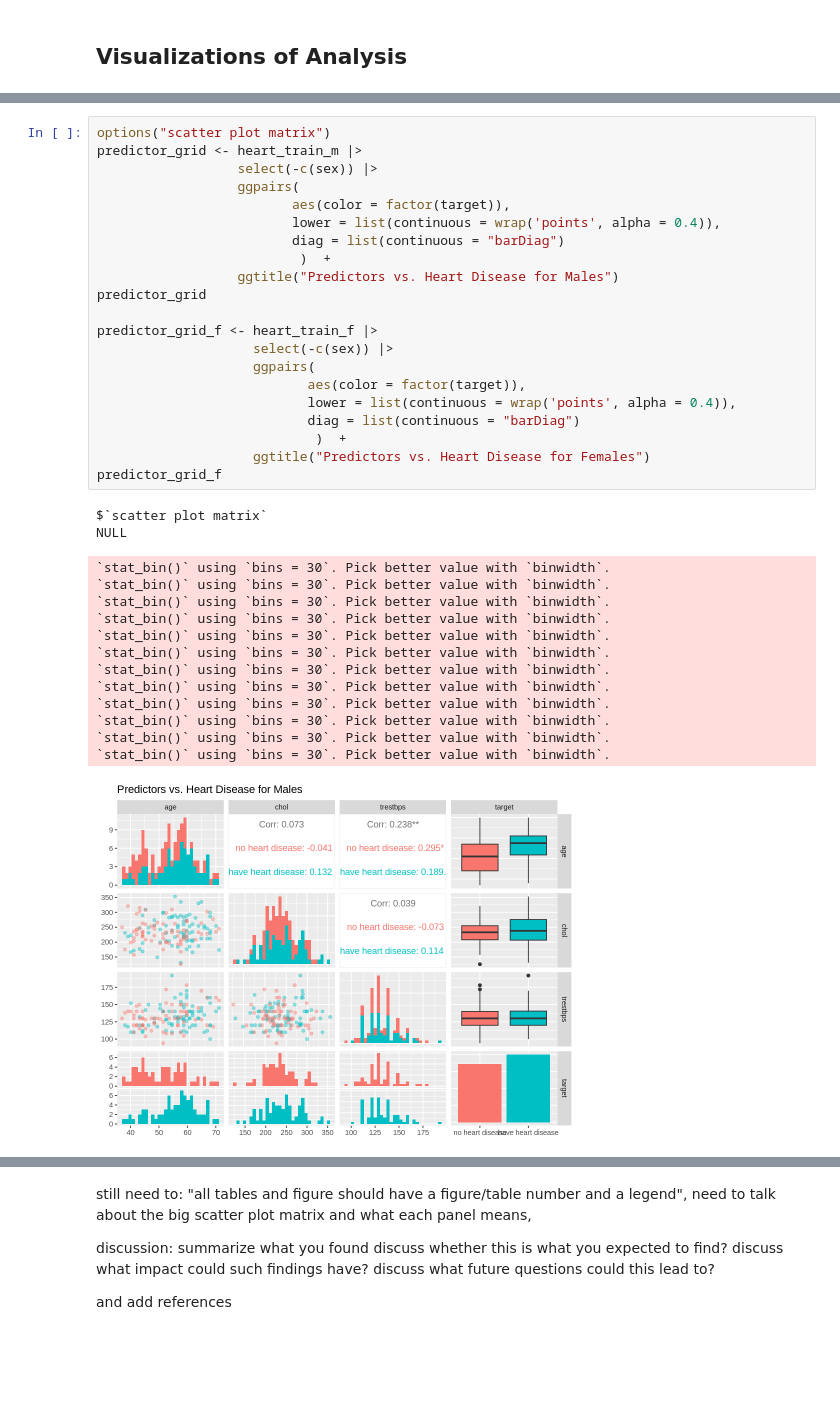
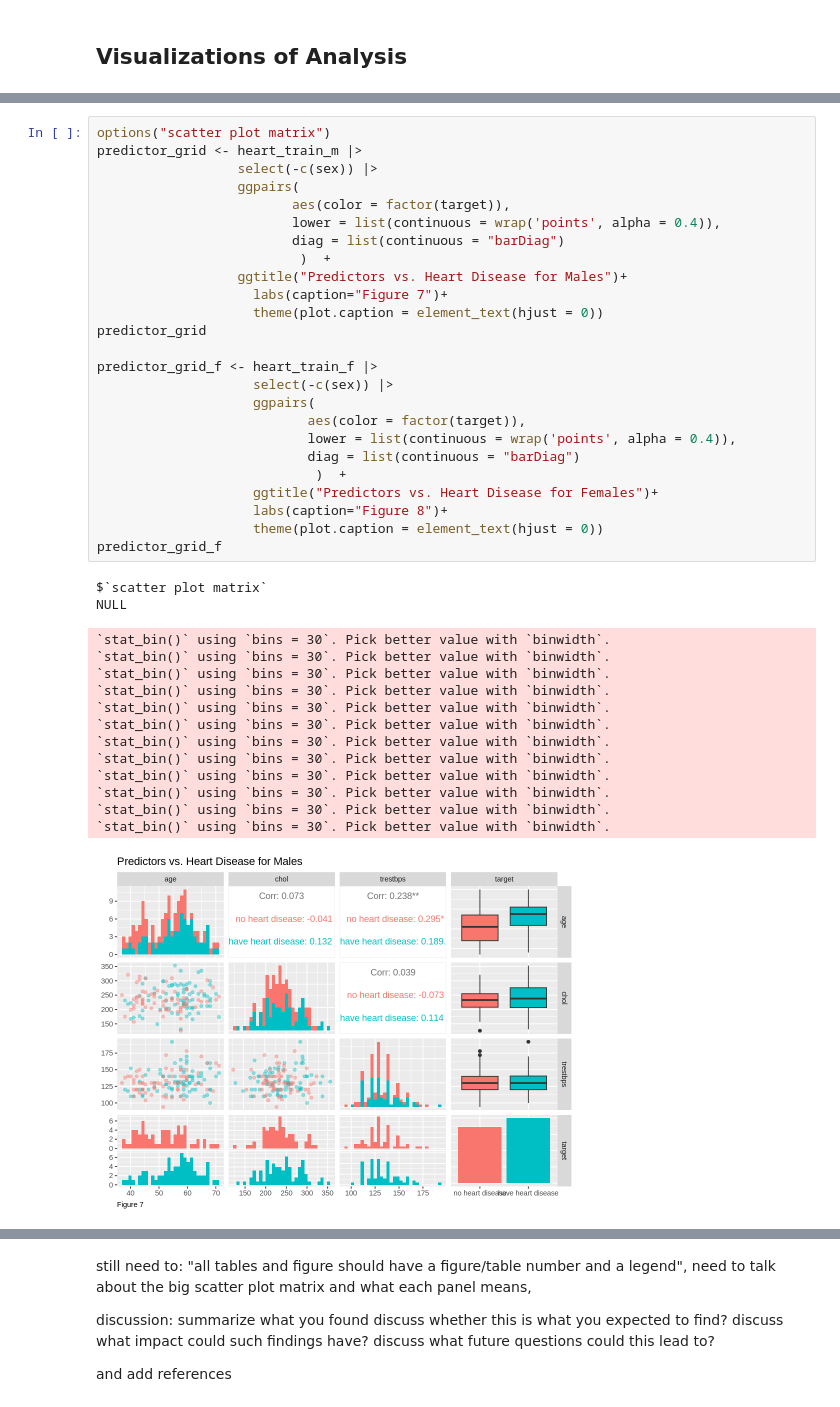
Before and after one commit to randerson1234/dsci_100_project, a Jupyter notebook: FinalReport.ipynb, the cells around one changed output, grey strips where cells are left out. Cells and saved outputs as stored; diff of their text form; blank space fills up the shorter version.

```diff
--- a/FinalReport.ipynb
+++ b/FinalReport.ipynb
@@ -514,33 +514,37 @@ predictor_grid <- heart_train_m |>
                   ggpairs(
                          aes(color = factor(target)),
                          lower = list(continuous = wrap('points', alpha = 0.4)),
                          diag = list(continuous = "barDiag")
                           )  +
-                  ggtitle("Predictors vs. Heart Disease for Males")
+                  ggtitle("Predictors vs. Heart Disease for Males")+
+                    labs(caption="Figure 7")+
+                    theme(plot.caption = element_text(hjust = 0))
 predictor_grid
 
 predictor_grid_f <- heart_train_f |>
                     select(-c(sex)) |>
                     ggpairs(
                            aes(color = factor(target)),
                            lower = list(continuous = wrap('points', alpha = 0.4)),
                            diag = list(continuous = "barDiag")
                             )  +
-                    ggtitle("Predictors vs. Heart Disease for Females")
+                    ggtitle("Predictors vs. Heart Disease for Females")+
+                    labs(caption="Figure 8")+
+                    theme(plot.caption = element_text(hjust = 0))
 predictor_grid_f
 # %% [output]
 $`scatter plot matrix`
 NULL
 `stat_bin()` using `bins = 30`. Pick better value with `binwidth`.
 `stat_bin()` using `bins = 30`. Pick better value with `binwidth`.
 `stat_bin()` using `bins = 30`. Pick better value with `binwidth`.
 `stat_bin()` using `bins = 30`. Pick better value with `binwidth`.
 `stat_bin()` using `bins = 30`. Pick better value with `binwidth`.
 `stat_bin()` using `bins = 30`. Pick better value with `binwidth`.
 `stat_bin()` using `bins = 30`. Pick better value with `binwidth`.
 `stat_bin()` using `bins = 30`. Pick better value with `binwidth`.
 `stat_bin()` using `bins = 30`. Pick better value with `binwidth`.
 `stat_bin()` using `bins = 30`. Pick better value with `binwidth`.
 `stat_bin()` using `bins = 30`. Pick better value with `binwidth`.
 `stat_bin()` using `bins = 30`. Pick better value with `binwidth`.
-[figure, old version]
+[figure, new version]
```
Also changed, not shown: parts of 10 cells of this notebook.
